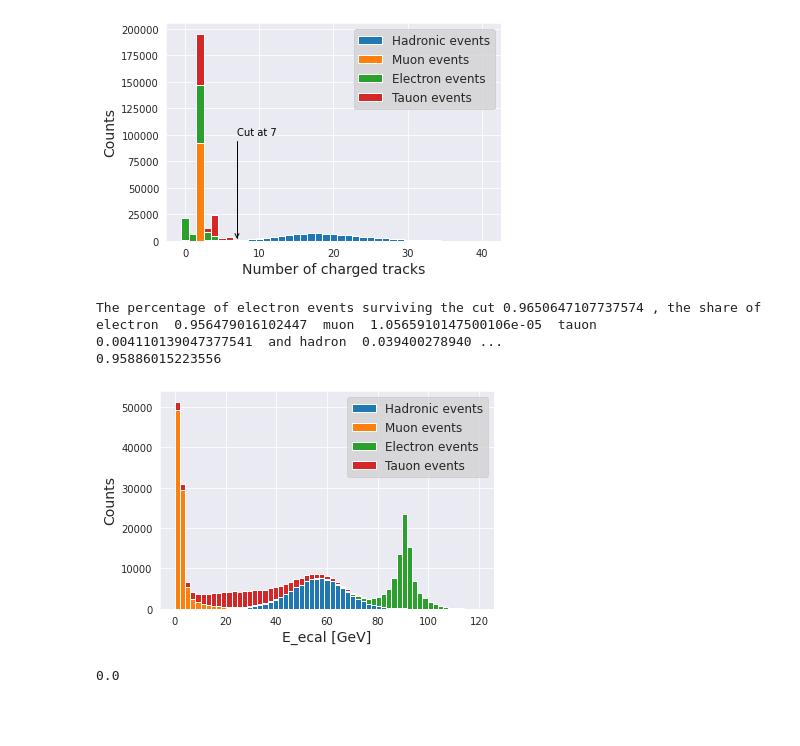
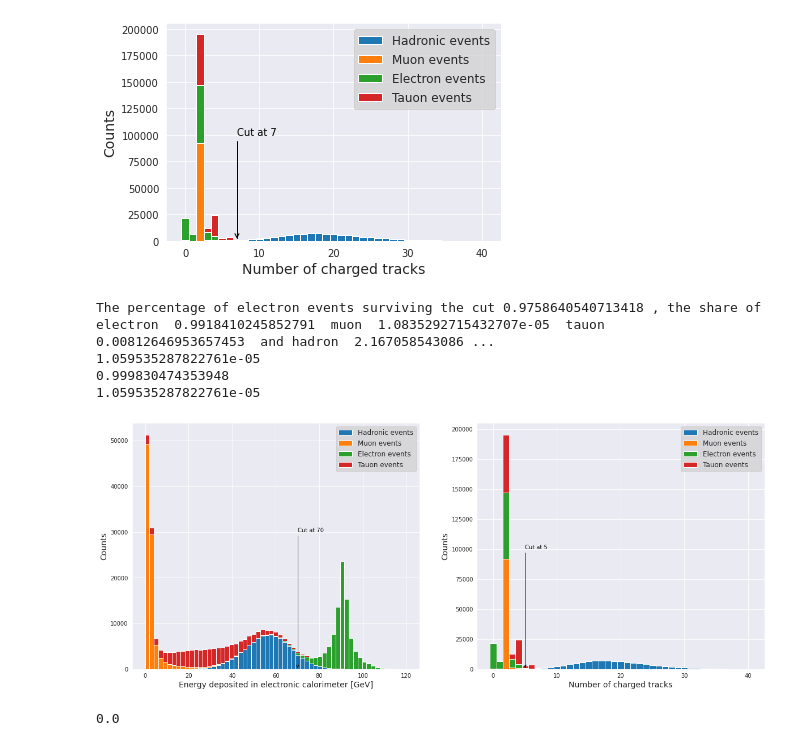
Before and after one commit to benfreiburg/z0-precisionmeasurement, a Jupyter notebook: Z0_main.ipynb, the cells around one changed output. Saved outputs shown, nothing was run; the diff lists cells and outputs as text; code cells hidden in the pictures; blank space fills up the shorter version.

```diff
--- a/Z0_main.ipynb
+++ b/Z0_main.ipynb
@@ -236,3 +310,16 @@ A total of 98537 out of 98563  events passed the cut 'mask_hadron_N_Ctrk'
+# %%
+# histogram (E_lep) Monte carlo data
+
+
+%matplotlib inline
+sb.set_style("darkgrid")
+
+plt.hist((qq[6,:],mm[6,:],ee[6,:],tt[6,:]), bins=50, rwidth=0.6, label=("Hadronic events","Muon events","Electron events","Tauon events"), stacked=True) # rwidth parameter determines the bar width.
+
+plt.xlabel("Half of centre of mass energy", fontsize=14)
+plt.ylabel("Counts", fontsize=14)
+
+plt.legend(frameon=True, facecolor="lightgrey", fontsize=12)
 # %%
 # histogram (N_Ctrk) Monte Carlo data
 
@@ -275,50 +362,71 @@ The percentage of hadron events surviving the cut 0.9897020179986404 , the share
 [figure]
 # %%
 # histogram (E_ecal) Monte carlo data
-
-cut_E_ecal = 75
+# cuts can probably be optimized still
+cut_E_ecal = 70
 cut_N_Ctrk = 5
 
 mask_ee_E_ecal = branches_ee[var_E_ecal] >cut_E_ecal
 mask_mm_E_ecal = branches_mm[var_E_ecal] >cut_E_ecal
 mask_tt_E_ecal = branches_tt[var_E_ecal] >cut_E_ecal
 mask_qq_E_ecal = branches_qq[var_E_ecal] >cut_E_ecal
 
 mask_qq_N_Ctrk = branches_qq[var_N_char] < cut_N_Ctrk
 mask_ee_N_Ctrk = branches_ee[var_N_char] < cut_N_Ctrk
 mask_tt_N_Ctrk = branches_tt[var_N_char] < cut_N_Ctrk
 mask_mm_N_Ctrk = branches_mm[var_N_char] < cut_N_Ctrk
 
-output_ee = [a == p for a,p in zip(mask_ee_E_ecal,mask_ee_N_Ctrk) if a==True]   # Compares the two masks, check this
+output_ee = [a == p for a,p in zip(mask_ee_E_ecal,mask_ee_N_Ctrk) if a==True]   # Compares the two masks, check
+output_qq = [a == p for a,p in zip(mask_qq_E_ecal,mask_qq_N_Ctrk) if a==True]
+output_tt = [a == p for a,p in zip(mask_tt_E_ecal,mask_tt_N_Ctrk) if a==True]
+output_mm = [a == p for a,p in zip(mask_mm_E_ecal,mask_mm_N_Ctrk) if a==True]
 
-event_sum =  np.sum(mask_qq_E_ecal) + np.sum(mask_tt_E_ecal) + np.sum(mask_ee_E_ecal) + np.sum(mask_mm_E_ecal)
-efficiency_ee = np.sum(mask_ee_E_ecal)/len(mask_ee_E_ecal) # Gives the percentage of hadron events surviving the cut
-precision_ee = np.sum(mask_ee_E_ecal)/event_sum
-precision_mm = np.sum(mask_mm_E_ecal)/event_sum
-precision_tt = np.sum(mask_tt_E_ecal)/event_sum
-precision_qq = np.sum(mask_qq_E_ecal) / event_sum
+# output works as follows: the function in the brackets checks all values of mask_E_ecal and selects all that are True, that is the length of the array. It then checks whether the corresponding values in mask_N_Ctrk are True as well, if that is the case it saves a True, otherwise a False. The sum of hte output is therefore the number of events that passed both cuts.
+
+event_sum =  np.sum(output_ee) + np.sum(output_qq) + np.sum(output_tt) + np.sum(output_mm)
+efficiency_ee = np.sum(output_ee)/len(ee[2,:]) # Gives the percentage of hadron events surviving the cut
+precision_ee = np.sum(output_ee)/event_sum
+precision_mm = np.sum(output_mm)/event_sum
+precision_tt = np.sum(output_tt)/event_sum
+precision_qq = np.sum(output_qq) / event_sum
 
 bin_ee = np.linspace(0,120,60)
 
 ee_E_cal = ee[4,:]
 ee_E_cal = ee_E_cal[ee_E_cal > cut_E_ecal]
 
 %matplotlib inline
 sb.set_style("darkgrid")
 
-plt.hist((qq[4,:],mm[4,:],ee[4,:],tt[4,:]), bins=bin_ee, label=("Hadronic events","Muon events","Electron events","Tauon events"), stacked=True)
+fig, (ax1, ax2) = plt.subplots(1,2)
+fig.set_figheight(8)
+fig.set_figwidth(20)
+
+ax1.annotate("Cut at " + str(cut_E_ecal), xy=(cut_E_ecal, 0.2), xycoords='data',xytext=(cut_E_ecal, 30000), textcoords='data', color="black",arrowprops=dict(arrowstyle="->",connectionstyle="arc", color="black", relpos=(0,0)))
+ax1.hist((qq[4,:],mm[4,:],ee[4,:],tt[4,:]), bins=bin_ee, label=("Hadronic events","Muon events","Electron events","Tauon events"), stacked=True)
 #plt.hist(ee_E_cal, zorder=5 , bins = bin_ee,label='electronic events after the cut')
-plt.xlabel("E_ecal [GeV]", fontsize=14)
-plt.ylabel("Counts", fontsize=14)
+ax1.set_xlabel("Energy deposited in electronic calorimeter [GeV]", fontsize=14)
+ax1.set_ylabel("Counts", fontsize=14)
+ax1.legend(frameon=True, facecolor="lightgrey", fontsize=12)
 
-plt.legend(frameon=True, facecolor="lightgrey", fontsize=12)
+ax2.annotate("Cut at " + str(cut_N_Ctrk), xy=(cut_N_Ctrk, 0.2), xycoords='data',xytext=(cut_N_Ctrk, 100000), textcoords='data', color="black",arrowprops=dict(arrowstyle="->",connectionstyle="arc", color="black", relpos=(0,0)))
+ax2.hist((qq[2,:],mm[2,:],ee[2,:],tt[2,:]), bins=bins_N_Ctrk_mc, label=("Hadronic events","Muon events","Electron events","Tauon events",'masked hadronic'), stacked=True)
+#plt.hist((qq_N), bins=bins_N_Ctrk_mc, zorder=5, label="Hadronic events after cut", stacked=True)
+ax2.set_xlabel("Number of charged tracks", fontsize=14)
+ax2.set_ylabel("Counts", fontsize=14)
+ax2.legend(frameon=True, facecolor="lightgrey", fontsize=12)
+
 #print("A total of", sum(mask_ee_E_ecal), "out of", len(mask_ee_E_ecal), " events passed the cut 'mask_ee_E_ecal'")
 print("The percentage of electron events surviving the cut", efficiency_ee,", the share of electron ",precision_ee," muon ",precision_mm," tauon ",precision_tt," and hadron ",precision_qq," events on the total of the cut survivors with the cut 'mask_ee_E_ecal'")
-print(np.sum(output)/len(mask_ee_E_ecal))
+print(np.sum(output_mm)/len(mask_mm_E_ecal))
+print(np.sum(mask_mm_N_Ctrk/len(mask_mm_N_Ctrk)))
+print(np.sum(mask_mm_E_ecal/len(mask_mm_E_ecal)))
 # %% [output]
-The percentage of electron events surviving the cut 0.9650647107737574 , the share of electron  0.956479016102447  muon  1.0565910147500106e-05  tauon  0.004110139047377541  and hadron  0.039400278940 ...
-0.95886015223556
+The percentage of electron events surviving the cut 0.9758640540713418 , the share of electron  0.9918410245852791  muon  1.0835292715432707e-05  tauon  0.00812646953657453  and hadron  2.167058543086 ...
+1.059535287822761e-05
+0.999830474353948
+1.059535287822761e-05
-[figure, old version]
+[figure, new version]
 # %%
 # histogram (P_Ctrk) Monte carlo data
 
```
Also changed, not shown: parts of 22 cells of this notebook.
